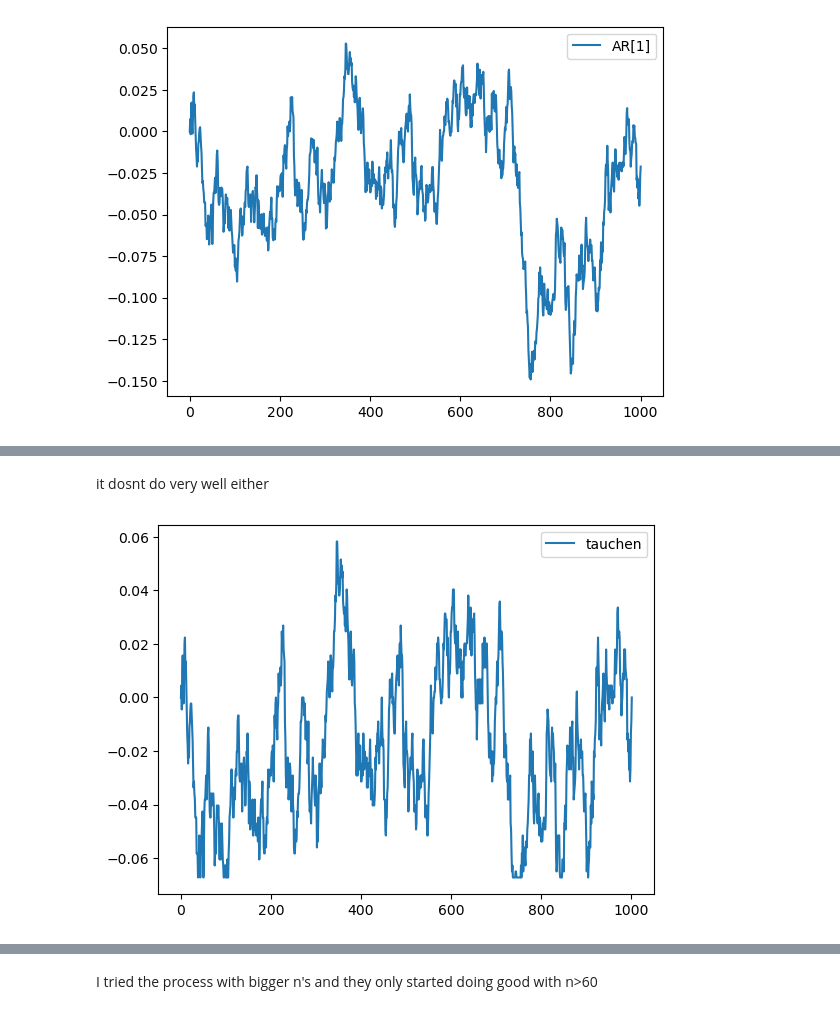
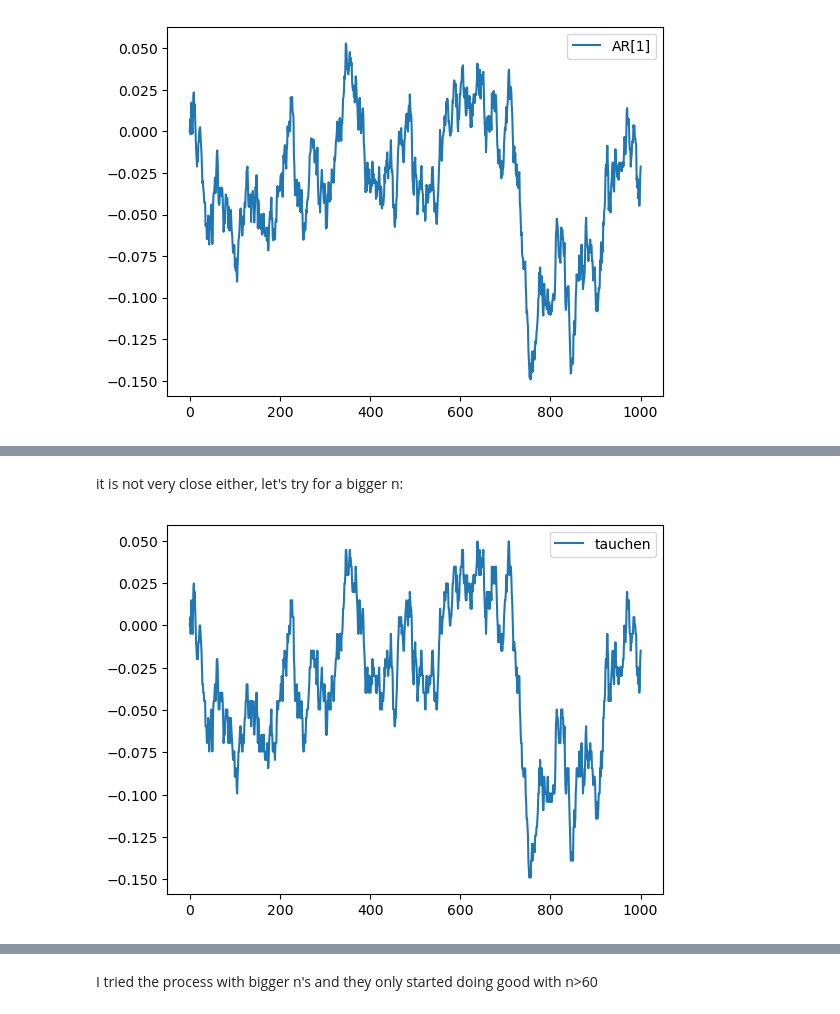
Before and after one commit to samuefra/trabalho1_cezar, a Jupyter notebook: trabcezar.ipynb, the cells around one changed output, grey strips where cells are left out. Drawn from its saved outputs; the diff is of its cells as text; code cells hidden in the pictures.

```diff
--- a/trabcezar.ipynb
+++ b/trabcezar.ipynb
@@ -375,15 +382,16 @@ current_state1 = np.empty(nsteps+1)
 current_state1[0] = N
 simulated_states1 = np.zeros(nsteps+1)
 simulated_states1[0] = 0
-trm0 = np.zeros((n, n+1))
-trm0[:, 1:] = trm1
 for i in range(nsteps-1):
-    next_state_index = np.searchsorted(np.cumsum(trm0[int(current_state1[i])-1, :]), shocks_cdf[i],side="left")
+    next_state_index = np.searchsorted(np.cumsum(trm1[int(current_state1[i]), :]),
+                                       shocks_cdf[i],side="left")
     current_state1[i+1] = next_state_index
-    simulated_states1[i+1] = xgrid1[int(current_state1[i+1])-1]
+    simulated_states1[i+1] = xgrid1[int(current_state1[i+1])]
 model = LinearRegression()
-model.fit(simulated_states1[1:].reshape(-1, 1), simulated_states1[:nsteps].reshape(-1, 1))
-r_sq = model.score(simulated_states1[1:].reshape(-1, 1), simulated_states1[:nsteps].reshape(-1, 1))
+model.fit(simulated_states1[1:].reshape(-1, 1),
+          simulated_states1[:nsteps].reshape(-1, 1))
+r_sq = model.score(simulated_states1[1:].reshape(-1, 1),
+                   simulated_states1[:nsteps].reshape(-1, 1))
 
 
 print('Intercept:', model.intercept_)
@@ -402,6 +410,9 @@ $\rho$=0.99
 # %%
 rho=0.99
 n=9
+m=3
+upp=m*sigma/(1-rho**2)**0.5
+low=-upp
 # %%
 xgrid = np.linspace(low, upp,n )
 trmo=tau(n,rho,sigma,a=low,b=upp)
@@ -440,12 +455,11 @@ current_state = np.empty(nsteps+1)
 current_state[0] = N
 simulated_states = np.zeros(nsteps+1)
 simulated_states[0] = 0
-trm = np.zeros((n, n+1))
-trm[:, 1:] = trmo
-for i in range(nsteps-1):
-    next_state_index = np.searchsorted(np.cumsum(trm[int(current_state[i])-1, :]), shocks_cdf[i],side="left")
+for i in range(nsteps):
+    next_state_index = np.searchsorted(np.cumsum(trmo[int(current_state[i]), :]),
+                                       shocks_cdf[i],side="left")
     current_state[i+1] = next_state_index
-    simulated_states[i+1] = xgrid[int(current_state[i+1])-1]
+    simulated_states[i+1] = xgrid[int(current_state[i+1])]
 
 plt.plot(simulated_states, label='tauchen')
 plt.legend()
@@ -473,12 +487,11 @@ current_state1 = np.empty(nsteps+1)
 current_state1[0] = N
 simulated_states1 = np.zeros(nsteps+1)
 simulated_states1[0] = 0
-trm0 = np.zeros((n, n+1))
-trm0[:, 1:] = trm1
 for i in range(nsteps-1):
-    next_state_index = np.searchsorted(np.cumsum(trm0[int(current_state1[i])-1, :]), shocks_cdf[i],side="left")
+    next_state_index = np.searchsorted(np.cumsum(trm1[int(current_state1[i]), :]),
+                                       shocks_cdf[i],side="left")
     current_state1[i+1] = next_state_index
-    simulated_states1[i+1] = xgrid1[int(current_state1[i+1])-1]
+    simulated_states1[i+1] = xgrid1[int(current_state1[i+1])]
 
 plt.plot(simulated_states1, label='rouse')
 plt.legend()
@@ -498,28 +511,27 @@ plt.show()
 # %% [markdown]
-it dosnt do very well either
+it is not very close either, let's try for a bigger n:
 # %%
 rho=0.99
 n=61
 # %%
 xgrid = np.linspace(low, upp,n )
 trmo=tau(n,rho,sigma,a=low,b=upp)
 N = int((n-1)/2)
 current_state = np.empty(nsteps+1)
 current_state[0] = N
 simulated_states = np.zeros(nsteps+1)
 simulated_states[0] = 0
-trm = np.zeros((n, n+1))
-trm[:, 1:] = trmo
-for i in range(nsteps-1):
-    next_state_index = np.searchsorted(np.cumsum(trm[int(current_state[i])-1, :]), shocks_cdf[i],side="left")
+for i in range(nsteps):
+    next_state_index = np.searchsorted(np.cumsum(trmo[int(current_state[i]), :]),
+                                       shocks_cdf[i],side="left")
     current_state[i+1] = next_state_index
-    simulated_states[i+1] = xgrid[int(current_state[i+1])-1]
+    simulated_states[i+1] = xgrid[int(current_state[i+1])]
 
 plt.plot(simulated_states, label='tauchen')
 plt.legend()
 plt.show()
 # %% [output]
-[figure, old version]
+[figure, new version]
 # %%
 fig, ax = plt.subplots()
 ax.plot(x,  label='continuos')
```
Also changed, not shown: parts of 37 cells of this notebook, 3 other files.
